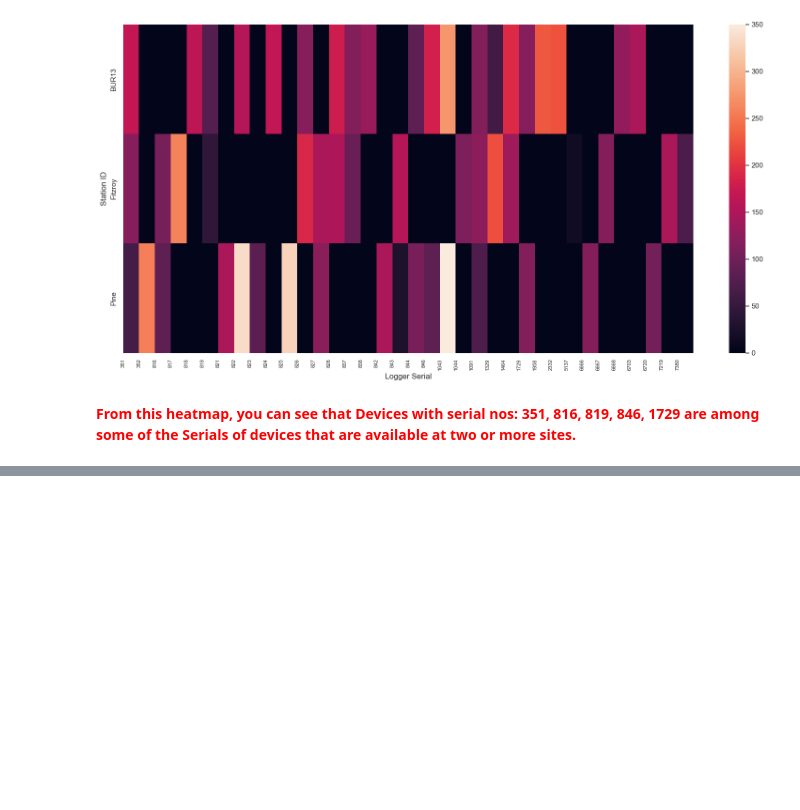
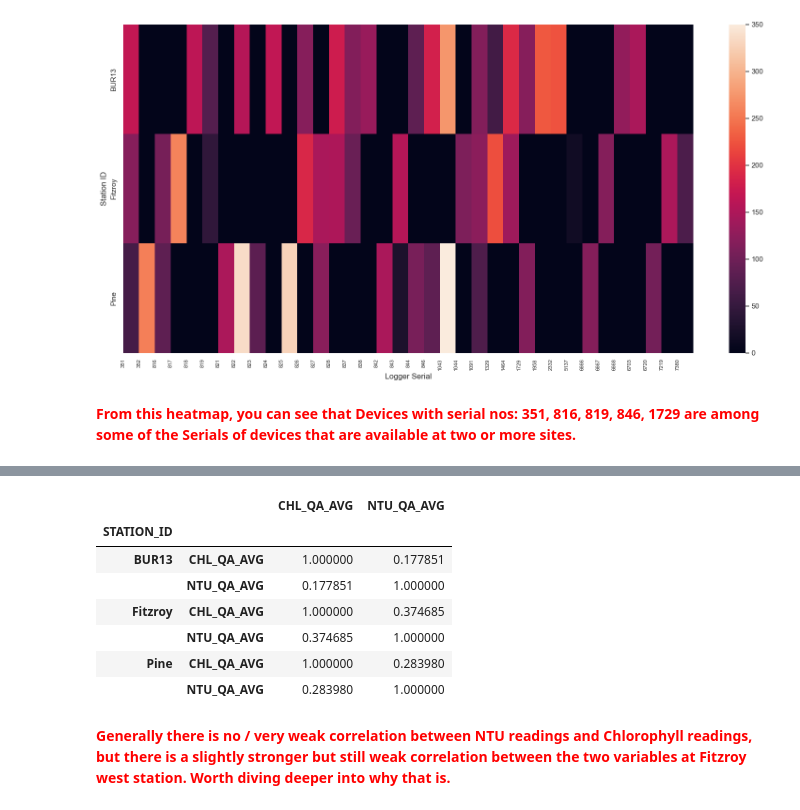
Before and after one commit to nadunchandrabahu/Australian_Coral_Reef_EDA, a Jupyter notebook: Australian_Coral_Reef_EDA.ipynb, the cells around one changed output, grey strips where cells are left out. Cells and saved outputs as stored; diff of their text form; code cells hidden in the pictures; blank space fills up the shorter version.

Commit message:
corr

```diff
--- a/Australian_Coral_Reef_EDA.ipynb
+++ b/Australian_Coral_Reef_EDA.ipynb
@@ -223,0 +316,13 @@ plt.show()
+# %%
+df.groupby("STATION_ID")[["CHL_QA_AVG","NTU_QA_AVG"]].corr()
+# %% [output]
+|  |  | CHL_QA_AVG | NTU_QA_AVG |
+| STATION_ID |  |  |  |
+| BUR13 | CHL_QA_AVG | 1.000000 | 0.177851 |
+|  | NTU_QA_AVG | 0.177851 | 1.000000 |
+| Fitzroy | CHL_QA_AVG | 1.000000 | 0.374685 |
+|  | NTU_QA_AVG | 0.374685 | 1.000000 |
+| Pine | CHL_QA_AVG | 1.000000 | 0.283980 |
+|  | NTU_QA_AVG | 0.283980 | 1.000000 |
+# %% [markdown]
+<span style="color:red"><strong>Generally there is no / very weak correlation between NTU readings and Chlorophyll readings, but there is a slightly stronger but still weak correlation between the two variables at Fitzroy west station. Worth diving deeper into why that is. </strong></span>
```
Also changed, not shown: parts of 8 cells of this notebook.
